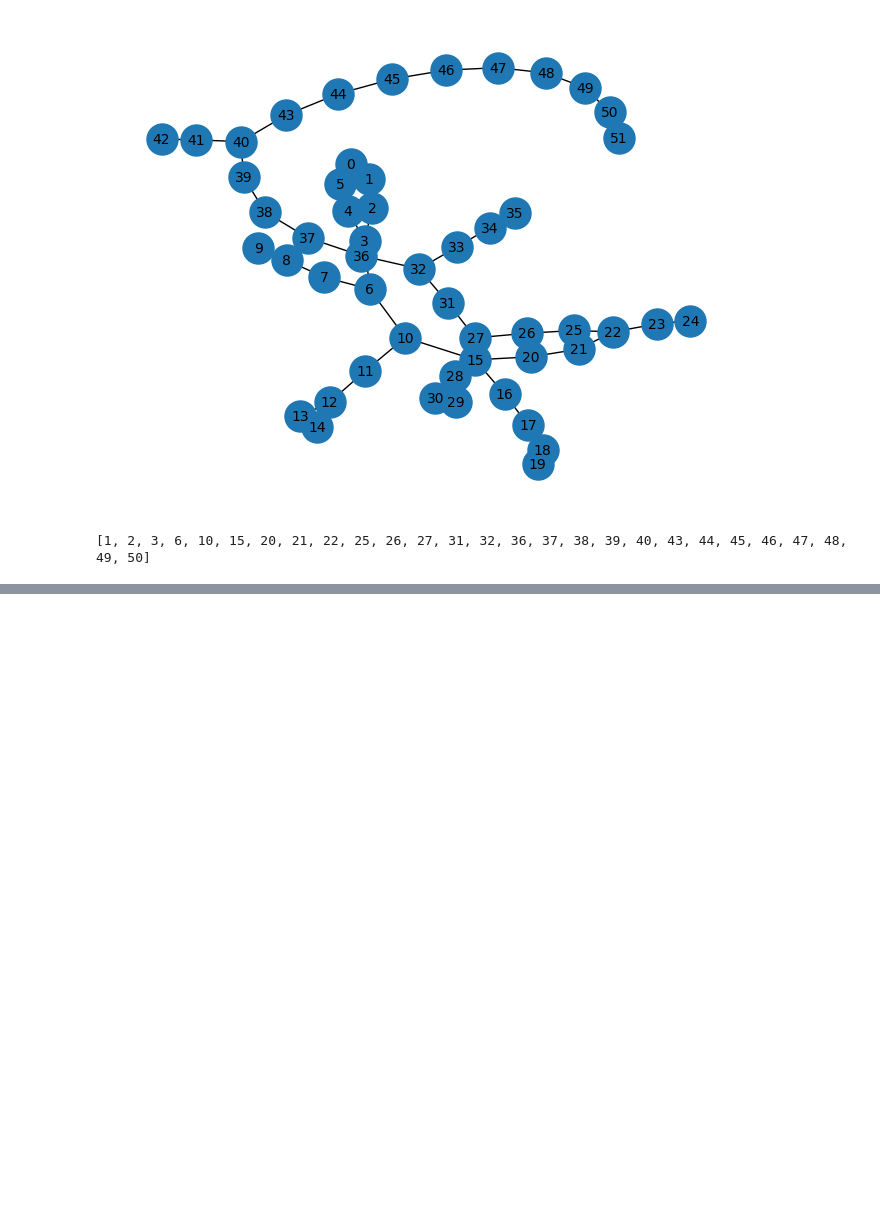
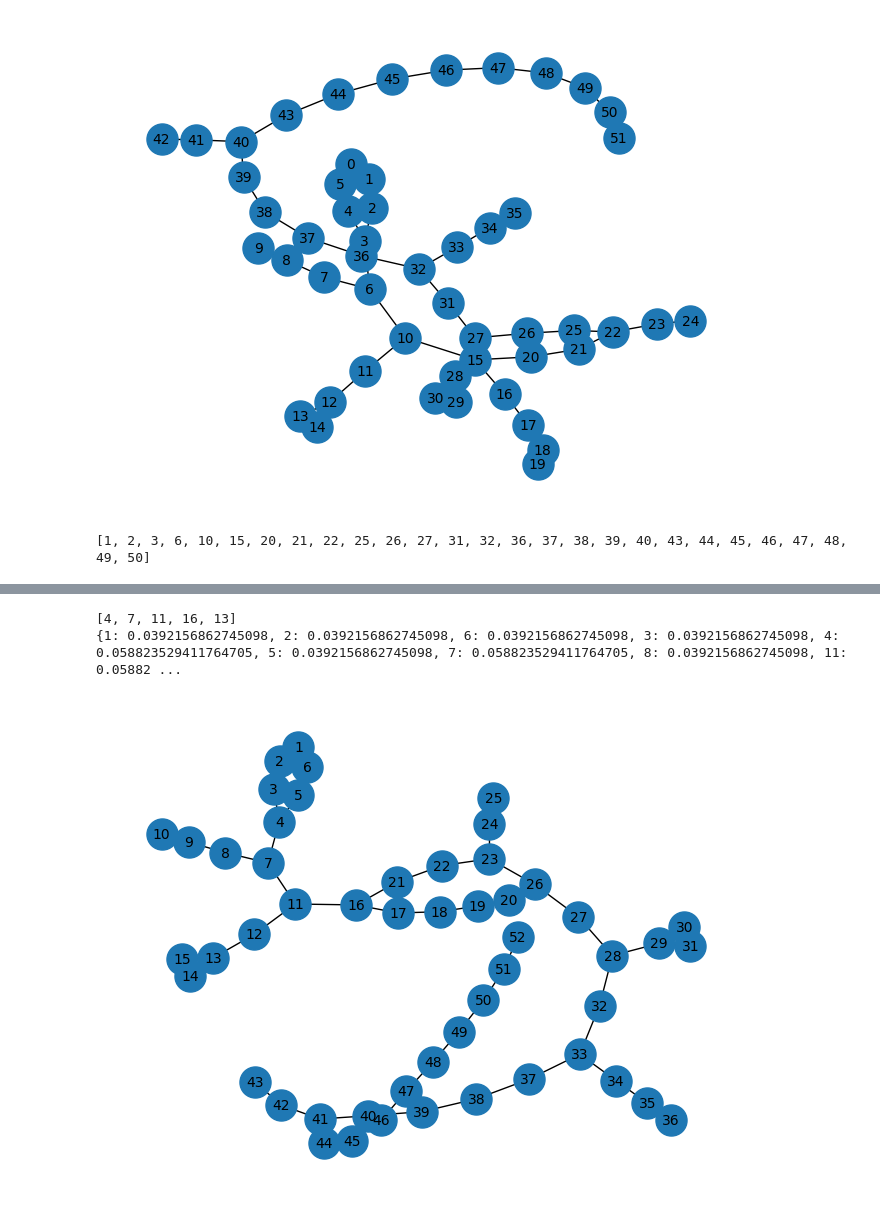
Before and after one commit to NycollasSobolevski/IFPR-studies, a Jupyter notebook: 01 - Artificial Inteligence/ia/TADS_IA.ipynb, the cells around one changed output, grey strips where cells are left out. Cells and saved outputs as stored; diff of their text form; code cells hidden in the pictures; blank space fills up the shorter version.

```diff
--- a/01 - Artificial Inteligence/ia/TADS_IA.ipynb
+++ b/01 - Artificial Inteligence/ia/TADS_IA.ipynb
@@ -292,0 +293,38 @@ Caminho mais curto: [1, 2, 3, 4, 7, 11, 16, 21, 22, 23, 26, 27, 28, 32, 33, 37,
+# %%
+#! Atividade Com Centralidade de Grau (22-11-2024)
+
+# Com a atividade do labirinto, identifique a centralidade de grau. Cada vértice vai ter um valor particular.
+# Qual são os 5 vértices mais importantes e onde eles ficam no labirinto?
+# Poste o print do gráfico, dos valores de centralidade e argumente a respeito.
+
+import pandas as pd
+import networkx as nx
+import matplotlib.pyplot as plt
+
+# Carregar os dados do CSV
+input_data = pd.read_csv('./Atividade/atividade result.CSV', index_col=0, sep=';')
+
+# Criar o grafo
+G = nx.Graph()
+
+# Adicionar as arestas com pesos ao grafo, utilizando os índices do CSV diretamente
+for i, row in input_data.iterrows():
+    for j, weight in row.items():
+        if weight != 0:  # Somente adicionar arestas com peso não zero
+            G.add_edge(i, int(j), weight=weight)
+
+#!---------------------------- Calculando a Centralidade de Grau ----------------------------
+degreeCentrality = nx.degree_centrality(G)
+degreeSorted = sorted(degreeCentrality, key=degreeCentrality.get, reverse=True) #ordenando por ordem decrescente
+print(str(degreeSorted[:5])) # todo mostrando o top 5 mais importante
+print(str(degreeCentrality))
+#!----------------------------   ----------------------------   ----------------------------
+
+# Desenhar o grafo (1 à 52)
+pos = nx.spring_layout(G)
+nx.draw(G, pos, with_labels=True, node_size=500, font_size=10)
+plt.show()
+# %% [output]
+[4, 7, 11, 16, 13]
+{1: 0.0392156862745098, 2: 0.0392156862745098, 6: 0.0392156862745098, 3: 0.0392156862745098, 4: 0.058823529411764705, 5: 0.0392156862745098, 7: 0.058823529411764705, 8: 0.0392156862745098, 11: 0.05882 ...
+[figure, added]
```
Also changed, not shown: parts of 2 cells of this notebook, 2 other files.
